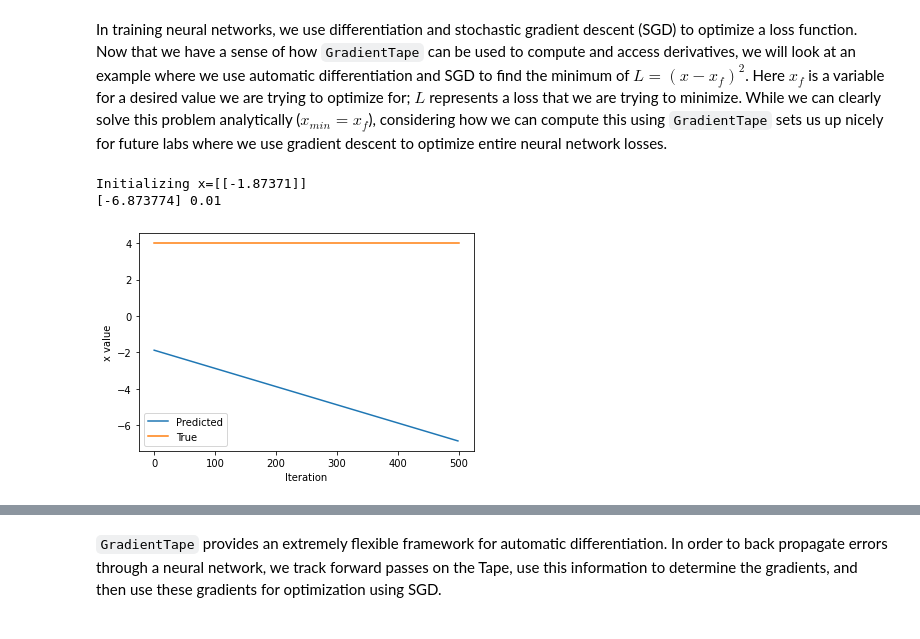
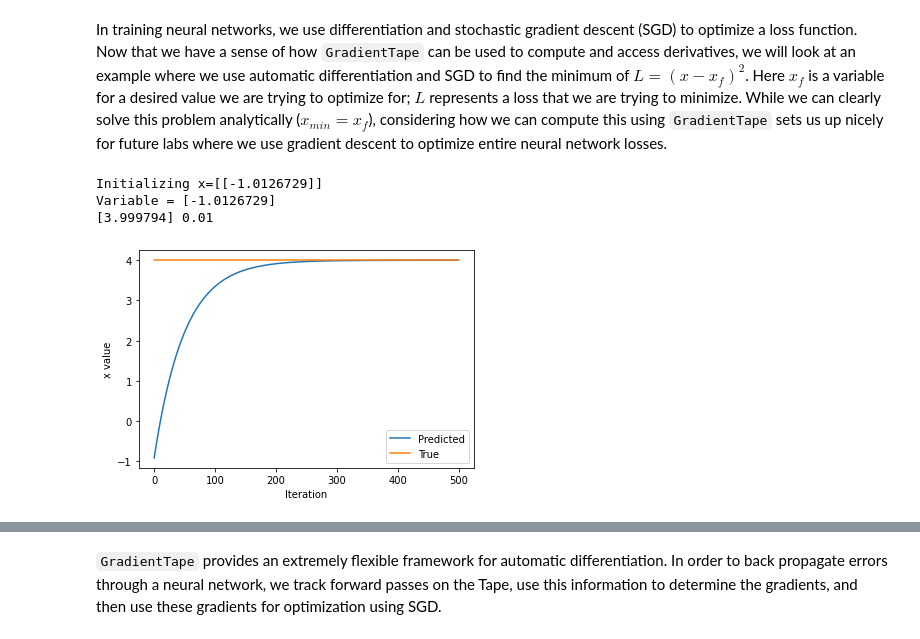
Before and after one commit to aspeculat0r/introtodeeplearning, a Jupyter notebook: lab1/Part1_TensorFlow.ipynb, the cells around one changed output, grey strips where cells are left out. Drawn from its saved outputs; the diff is of its cells as text; code cells hidden in the pictures.

```diff
--- a/lab1/Part1_TensorFlow.ipynb
+++ b/lab1/Part1_TensorFlow.ipynb
@@ -350,35 +350,40 @@ In training neural networks, we use differentiation and stochastic gradient desc
 
 # Initialize a random value for our initial x
 x = tf.Variable([tf.random.normal([1])])
 print("Initializing x={}".format(x.numpy()))
-
+print("Variable =", x.numpy()[0])
 learning_rate = 1e-2 # learning rate for SGD
 history = []
+gradient = []
+xx=[]
 # Define the target value
 x_f = 4
 
 # We will run SGD for a number of iterations. At each iteration, we compute the loss,
 #   compute the derivative of the loss with respect to x, and perform the SGD update.
 for i in range(500):
   with tf.GradientTape() as tape:
     '''TODO: define the loss as described above'''
-    loss = (x - x_f * x_f)
+    loss = (x - x_f)**2
 
   # loss minimization using gradient tape
   grad = tape.gradient(loss, x) # compute the derivative of the loss with respect to x
+  gradient.append(grad.numpy()[0])
+  xx.append(x.numpy()[0])
   new_x = x - learning_rate*grad # sgd update
   x.assign(new_x) # update the value of x
   history.append(x.numpy()[0])
 
 # Plot the evolution of x as we optimize towards x_f!
 plt.plot(history)
 plt.plot([0, 500],[x_f,x_f])
 plt.legend(('Predicted', 'True'))
 plt.xlabel('Iteration')
 plt.ylabel('x value')
 
 print(x.numpy()[0], learning_rate)
 # %% [output]
-Initializing x=[[-1.87371]]
-[-6.873774] 0.01
+Initializing x=[[-1.0126729]]
+Variable = [-1.0126729]
+[3.999794] 0.01
-[figure, old version]
+[figure, new version]
```
Also changed, not shown: parts of 2 cells of this notebook.
